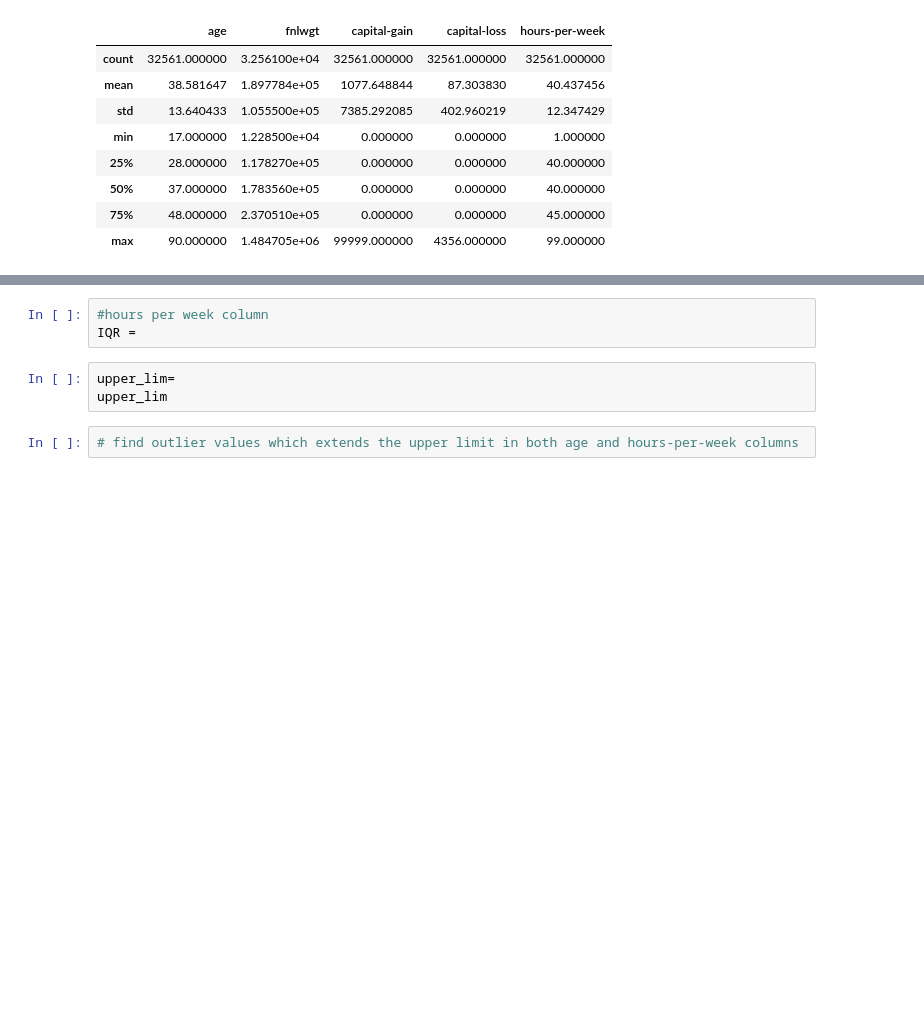
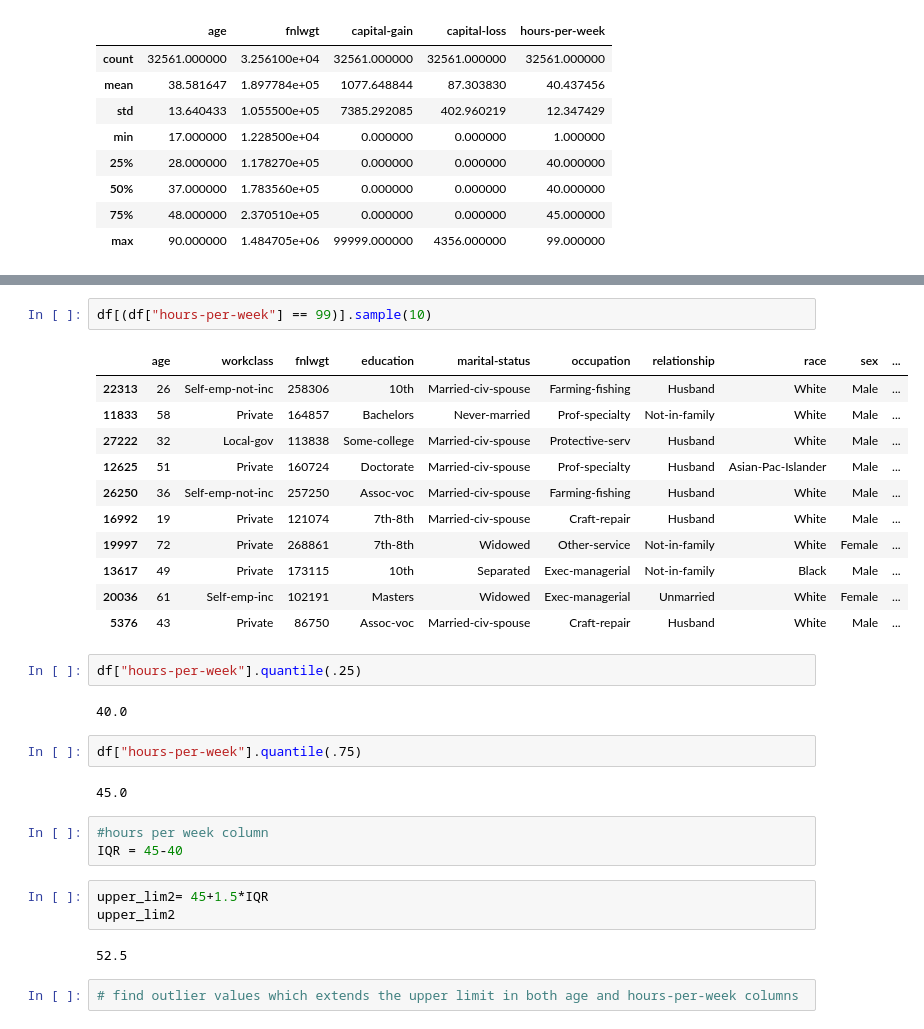
Before and after one commit to Yusuf5001/DA-with-Python, a Jupyter notebook: EDA Project/DAwPy-EDA Project- (Analyze US Citizens)-Student_empty-Copy1.ipynb, the cells around one changed output, grey strips where cells are left out. Cells and saved outputs as stored; diff of their text form; blank space fills up the shorter version.

```diff
--- a/EDA Project/DAwPy-EDA Project- (Analyze US Citizens)-Student_empty-Copy1.ipynb
+++ b/EDA Project/DAwPy-EDA Project- (Analyze US Citizens)-Student_empty-Copy1.ipynb
@@ -529,9 +571,33 @@ df[(df["hours-per-week"] == 99)].sample(10)
 | 10986 | 38 | Private | 111499 | HS-grad | Married-civ-spouse | Sales | Husband | White | Male | ... |
+# %%
+df[(df["hours-per-week"] == 99)].sample(10)
+# %% [output]
+|  | age | workclass | fnlwgt | education | marital-status | occupation | relationship | race | sex | ... |
+| 22313 | 26 | Self-emp-not-inc | 258306 | 10th | Married-civ-spouse | Farming-fishing | Husband | White | Male | ... |
+| 11833 | 58 | Private | 164857 | Bachelors | Never-married | Prof-specialty | Not-in-family | White | Male | ... |
+| 27222 | 32 | Local-gov | 113838 | Some-college | Married-civ-spouse | Protective-serv | Husband | White | Male | ... |
+| 12625 | 51 | Private | 160724 | Doctorate | Married-civ-spouse | Prof-specialty | Husband | Asian-Pac-Islander | Male | ... |
+| 26250 | 36 | Self-emp-not-inc | 257250 | Assoc-voc | Married-civ-spouse | Farming-fishing | Husband | White | Male | ... |
+| 16992 | 19 | Private | 121074 | 7th-8th | Married-civ-spouse | Craft-repair | Husband | White | Male | ... |
+| 19997 | 72 | Private | 268861 | 7th-8th | Widowed | Other-service | Not-in-family | White | Female | ... |
+| 13617 | 49 | Private | 173115 | 10th | Separated | Exec-managerial | Not-in-family | Black | Male | ... |
+| 20036 | 61 | Self-emp-inc | 102191 | Masters | Widowed | Exec-managerial | Unmarried | White | Female | ... |
+| 5376 | 43 | Private | 86750 | Assoc-voc | Married-civ-spouse | Craft-repair | Husband | White | Male | ... |
+# %%
+df["hours-per-week"].quantile(.25)
+# %% [output]
+40.0
+# %%
+df["hours-per-week"].quantile(.75)
+# %% [output]
+45.0
 # %%
 #hours per week column
-IQR =
+IQR = 45-40
-# %%
-upper_lim=
-upper_lim
+# %%
+upper_lim2= 45+1.5*IQR
+upper_lim2
+# %% [output]
+52.5
 # %%
 # find outlier values which extends the upper limit in both age and hours-per-week columns
```
Also changed, not shown: parts of 36 cells of this notebook.
